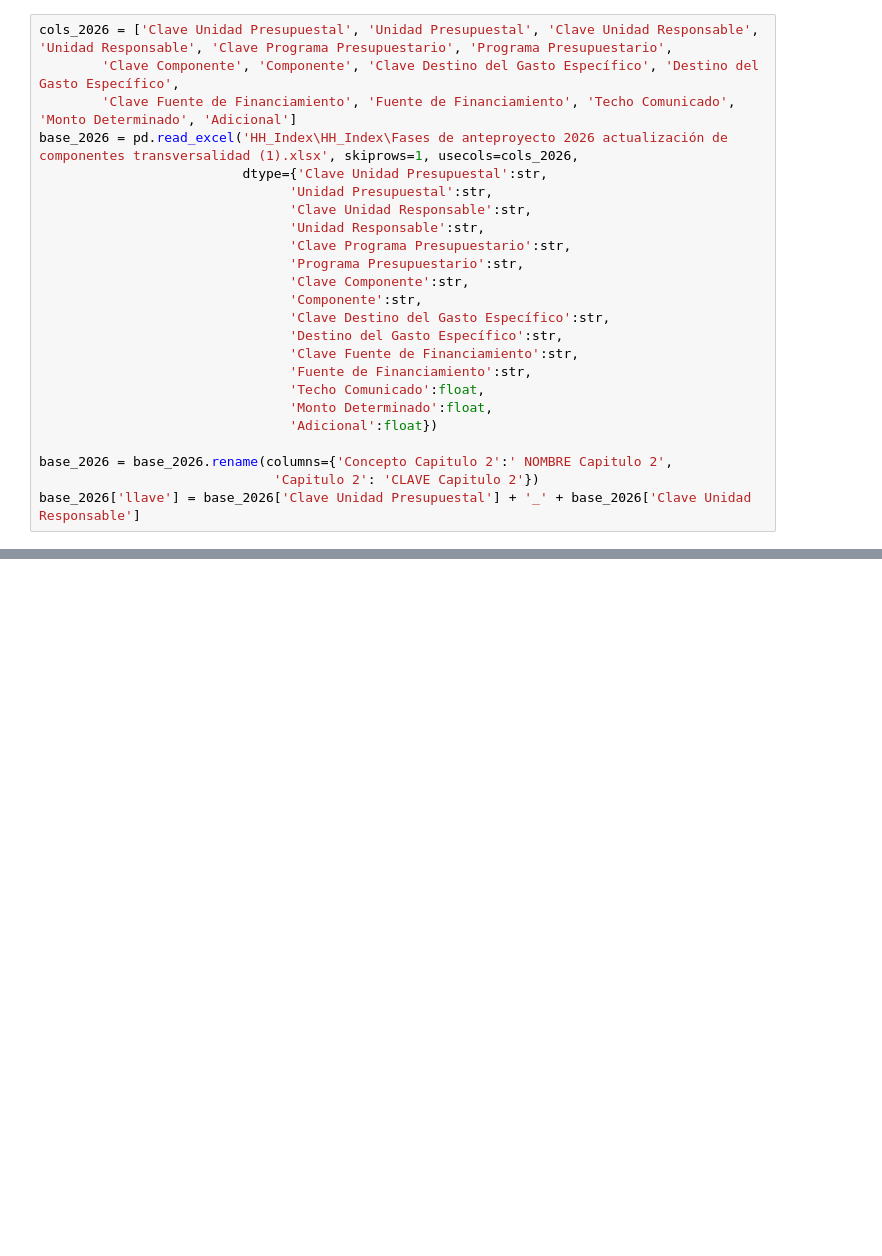
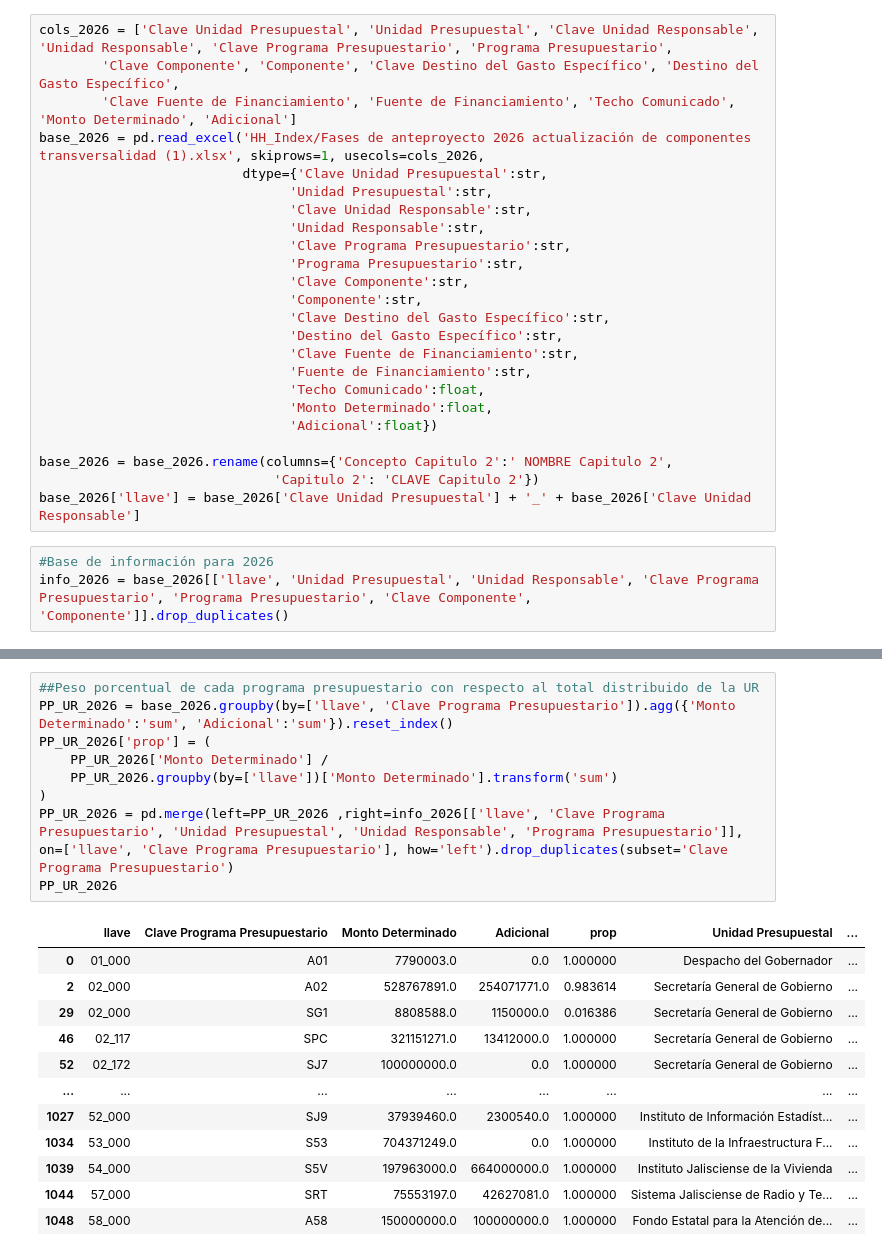
Before and after one commit to yaircardenas1374/HH_Index, a Jupyter notebook: HH_Index.ipynb, the cells around one changed output, grey strips where cells are left out. Saved outputs shown, nothing was run; the diff lists cells and outputs as text; blank space fills up the shorter version.

```diff
--- a/HH_Index.ipynb
+++ b/HH_Index.ipynb
@@ -10,7 +12,7 @@ os.chdir(r'C:\Users\armando_cardenas\Desktop\Github_repo\HH_Index')
 cols_2026 = ['Clave Unidad Presupuestal', 'Unidad Presupuestal', 'Clave Unidad Responsable', 'Unidad Responsable', 'Clave Programa Presupuestario', 'Programa Presupuestario',
         'Clave Componente', 'Componente', 'Clave Destino del Gasto Específico', 'Destino del Gasto Específico',
         'Clave Fuente de Financiamiento', 'Fuente de Financiamiento', 'Techo Comunicado', 'Monto Determinado', 'Adicional']
-base_2026 = pd.read_excel('HH_Index\HH_Index\Fases de anteproyecto 2026 actualización de componentes transversalidad (1).xlsx', skiprows=1, usecols=cols_2026,
+base_2026 = pd.read_excel('HH_Index/Fases de anteproyecto 2026 actualización de componentes transversalidad (1).xlsx', skiprows=1, usecols=cols_2026,
                           dtype={'Clave Unidad Presupuestal':str,
                                 'Unidad Presupuestal':str,
                                 'Clave Unidad Responsable':str,
@@ -30,4 +32,7 @@ base_2026 = pd.read_excel('HH_Index\HH_Index\Fases de anteproyecto 2026 actualiz
 base_2026 = base_2026.rename(columns={'Concepto Capitulo 2':' NOMBRE Capitulo 2',
                               'Capitulo 2': 'CLAVE Capitulo 2'})
 base_2026['llave'] = base_2026['Clave Unidad Presupuestal'] + '_' + base_2026['Clave Unidad Responsable']
+# %%
+#Base de información para 2026
+info_2026 = base_2026[['llave', 'Unidad Presupuestal', 'Unidad Responsable', 'Clave Programa Presupuestario', 'Programa Presupuestario', 'Clave Componente', 'Componente']].drop_duplicates()
 # %% [markdown]
@@ -56,0 +40,22 @@ PP_UR
+# %%
+##Peso porcentual de cada programa presupuestario con respecto al total distribuido de la UR
+PP_UR_2026 = base_2026.groupby(by=['llave', 'Clave Programa Presupuestario']).agg({'Monto Determinado':'sum', 'Adicional':'sum'}).reset_index()
+PP_UR_2026['prop'] = (
+    PP_UR_2026['Monto Determinado'] /
+    PP_UR_2026.groupby(by=['llave'])['Monto Determinado'].transform('sum')
+)
+PP_UR_2026 = pd.merge(left=PP_UR_2026 ,right=info_2026[['llave', 'Clave Programa Presupuestario', 'Unidad Presupuestal', 'Unidad Responsable', 'Programa Presupuestario']], on=['llave', 'Clave Programa Presupuestario'], how='left').drop_duplicates(subset='Clave Programa Presupuestario')
+PP_UR_2026
+# %% [output]
+|  | llave | Clave Programa Presupuestario | Monto Determinado | Adicional | prop | Unidad Presupuestal | ... |
+| 0 | 01_000 | A01 | 7790003.0 | 0.0 | 1.000000 | Despacho del Gobernador | ... |
+| 2 | 02_000 | A02 | 528767891.0 | 254071771.0 | 0.983614 | Secretaría General de Gobierno | ... |
+| 29 | 02_000 | SG1 | 8808588.0 | 1150000.0 | 0.016386 | Secretaría General de Gobierno | ... |
+| 46 | 02_117 | SPC | 321151271.0 | 13412000.0 | 1.000000 | Secretaría General de Gobierno | ... |
+| 52 | 02_172 | SJ7 | 100000000.0 | 0.0 | 1.000000 | Secretaría General de Gobierno | ... |
+| ... | ... | ... | ... | ... | ... | ... | ... |
+| 1027 | 52_000 | SJ9 | 37939460.0 | 2300540.0 | 1.000000 | Instituto de Información Estadíst... | ... |
+| 1034 | 53_000 | S53 | 704371249.0 | 0.0 | 1.000000 | Instituto de la Infraestructura F... | ... |
+| 1039 | 54_000 | S5V | 197963000.0 | 664000000.0 | 1.000000 | Instituto Jalisciense de la Vivienda | ... |
+| 1044 | 57_000 | SRT | 75553197.0 | 42627081.0 | 1.000000 | Sistema Jalisciense de Radio y Te... | ... |
+| 1048 | 58_000 | A58 | 150000000.0 | 100000000.0 | 1.000000 | Fondo Estatal para la Atención de... | ... |
```
Also changed, not shown: parts of 26 cells of this notebook, 2 other files.
